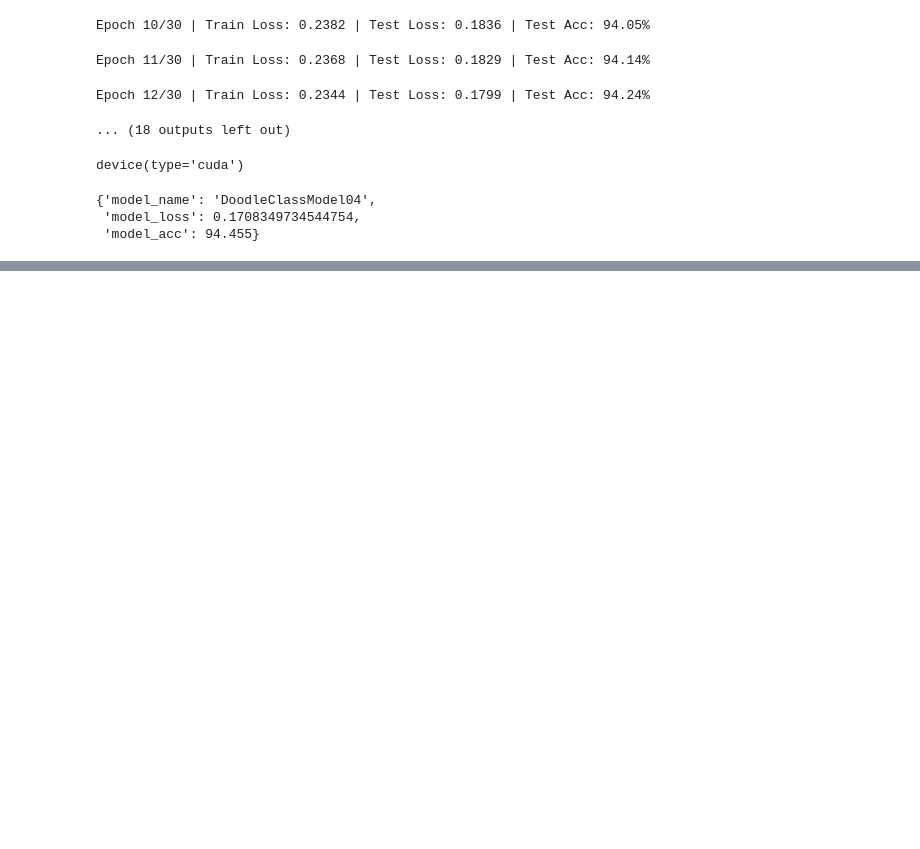
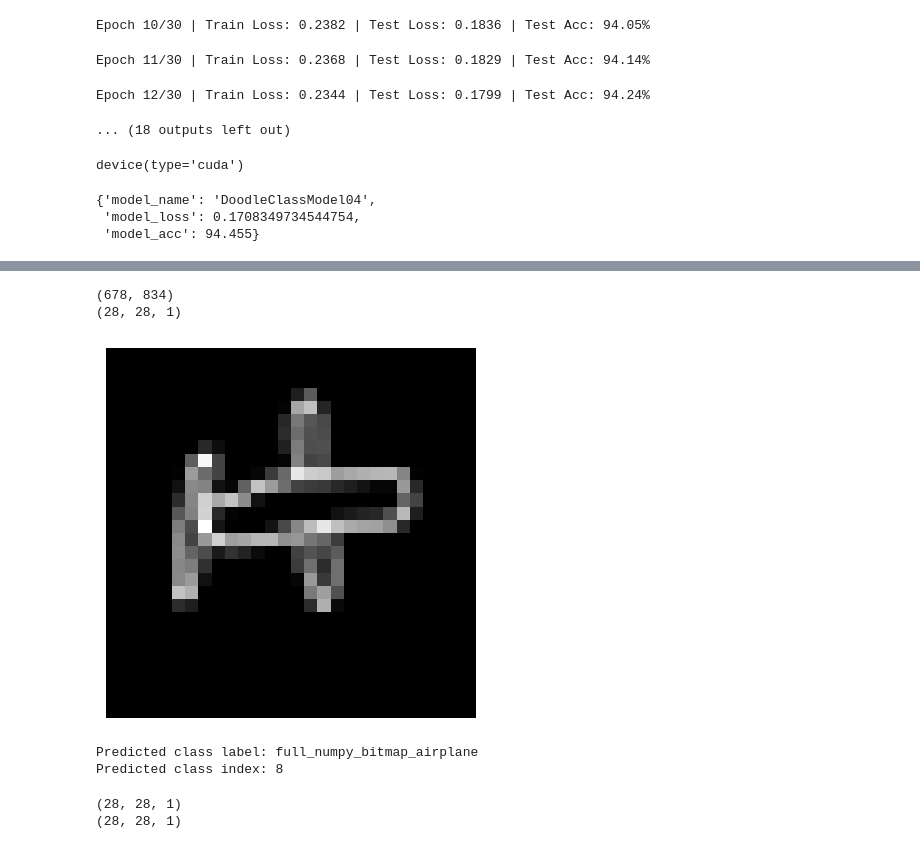
Before and after one commit to mayank-mi/cnn_classifier, a Jupyter notebook: note_03_cnn_model.ipynb, the cells around one changed output, grey strips where cells are left out. Drawn from its saved outputs; the diff is of its cells as text; code cells hidden in the pictures; blank space fills up the shorter version.

```diff
--- a/note_03_cnn_model.ipynb
+++ b/note_03_cnn_model.ipynb
@@ -462,0 +560,51 @@ torch.save(model_2.state_dict(), './models/cnn_model.pth')
+# %%
+import numpy as np
+from PIL import Image
+from PIL import Image, ImageOps
+
+# Load the image
+image = Image.open('C:/test001/ttt/cnn_classifier/iamges/air.jpg').convert('L')  # Convert to grayscale
+
+# Invert the colors
+image = ImageOps.invert(image)
+print(np.shape(image))
+# Resize the image to 28x28
+resized_image = image.resize((28, 28))
+
+# Convert the image to a NumPy array
+image_array = np.array(resized_image)
+
+# Ensure the image has the shape (28, 28, 1)
+image_array = np.expand_dims(image_array, axis=-1)
+
+print(np.shape(image_array))  # Should output (28, 28, 1)
+plt.imshow(image_array.squeeze(), cmap='gray')
+plt.axis('off')  # Optional: to hide the axis
+plt.show()
+# %% [output]
+(678, 834)
+(28, 28, 1)
+[figure, added]
+# %%
+# Preprocess the sample image
+sample_image_tensor = preprocess_sample_image(image_array1)#(input_tensor)
+
+# Make a prediction with the loaded model
+with torch.no_grad():
+    output = model(sample_image_tensor)
+    predicted_class = torch.argmax(output, dim=1).item()
+
+# Print the predicted class
+
+print(f"Predicted class label: {class_dict[predicted_class]}")
+print(f"Predicted class index: {predicted_class}")
+# %% [output]
+Predicted class label: full_numpy_bitmap_airplane
+Predicted class index: 8
+# %%
+print(np.shape(input_tensor))
+
+print(np.shape(image_array))
+# %% [output]
+(28, 28, 1)
+(28, 28, 1)
```
Also changed, not shown: parts of 20 cells of this notebook, 13 other files.
